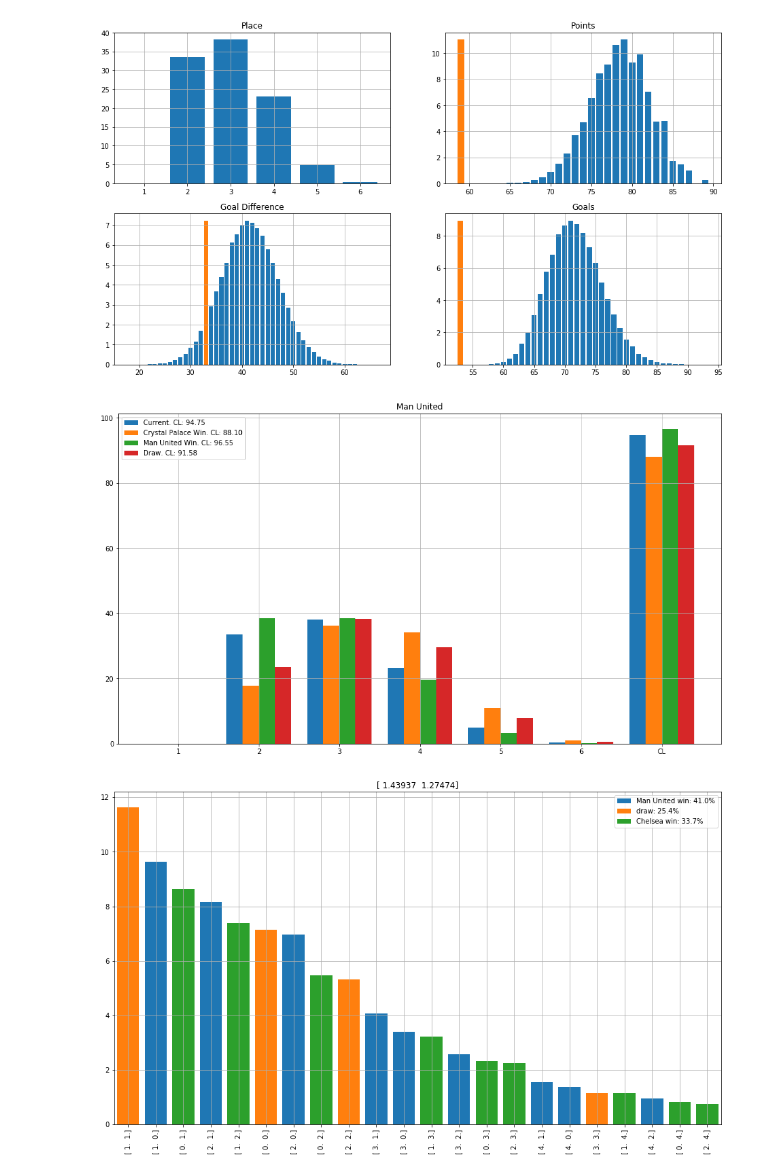
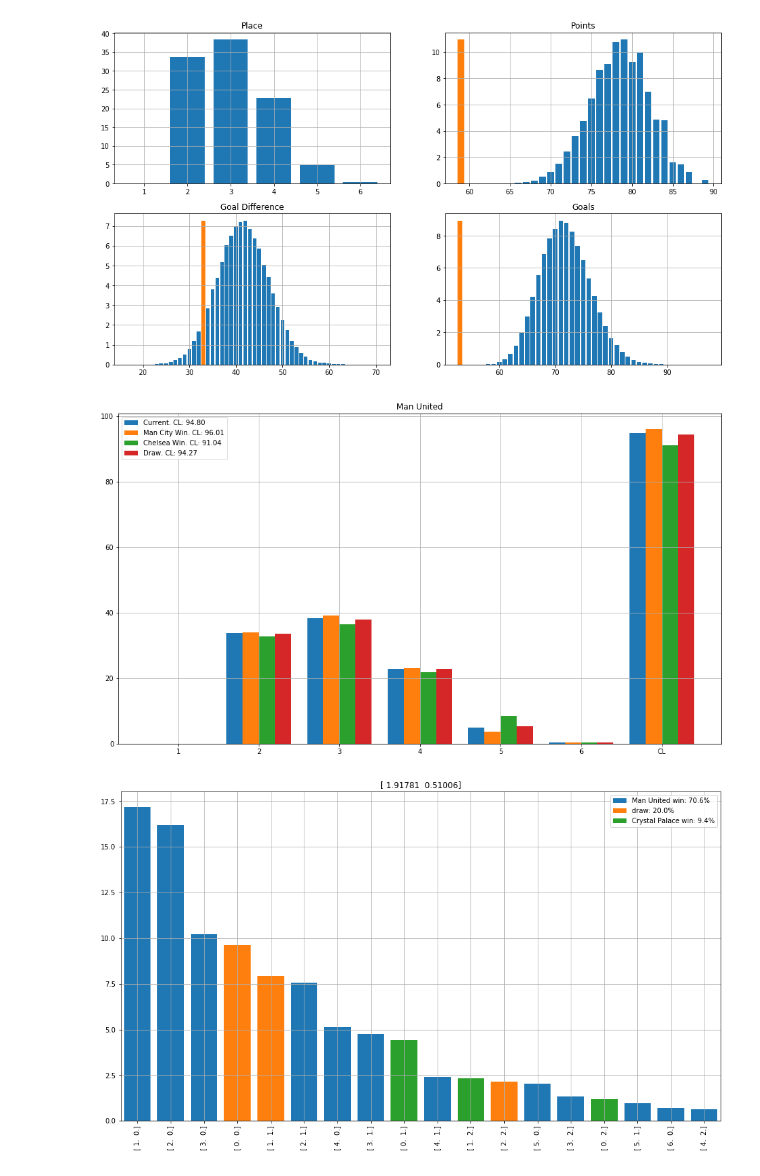
Before and after one commit to tchnvkng/python_notebooks, a Jupyter notebook: premier_league/pl2.ipynb, the cells around one changed output. Drawn from its saved outputs; the diff is of its cells as text; code cells hidden in the pictures.

```diff
--- a/premier_league/pl2.ipynb
+++ b/premier_league/pl2.ipynb
@@ -18,9 +18,9 @@ urls = {'EN': 'http://www.football-data.co.uk/mmz4281/1718/E0.csv',
                           }
 # %%
 all_data=get_data(urls)
-all_data['EN']=add_match(all_data['EN'],'Liverpool',4,'West Ham',1)
-all_data['EN']=add_match(all_data['EN'],'Crystal Palace',0,'Tottenham',1)
-all_data['EN']=add_match(all_data['EN'],'Man United',2,'Chelsea',1)
+#all_data['EN']=add_match(all_data['EN'],'Liverpool',4,'West Ham',1)
+#all_data['EN']=add_match(all_data['EN'],'Crystal Palace',0,'Tottenham',1)
+#all_data['EN']=add_match(all_data['EN'],'Man United',2,'Chelsea',1)
 all_data['EN'].tail(5)
 # %% [output]
 |  | Date | HomeTeam | AwayTeam | FTHG | FTAG |
@@ -77,13 +77,13 @@ simulation not yet processed, processing
 # %%
 PremierLeague.team_report('Man United')
 # %% [output]
-[figure, old version]
+[figure, new version]
 # %%
-PremierLeague.what_if('Crystal Palace v Man United',ref_team='Man United')
+PremierLeague.what_if('Man City v Chelsea',ref_team='Man United')
 # %% [output]
-[figure, old version]
+[figure, new version]
 # %%
-teams['Man United']+teams['Chelsea']
+teams['Man United']+teams['Crystal Palace']
 # %% [output]
-[figure, old version]
+[figure, new version]
 # %%
```
Also changed, not shown: parts of 11 cells of this notebook, 1 other file.
